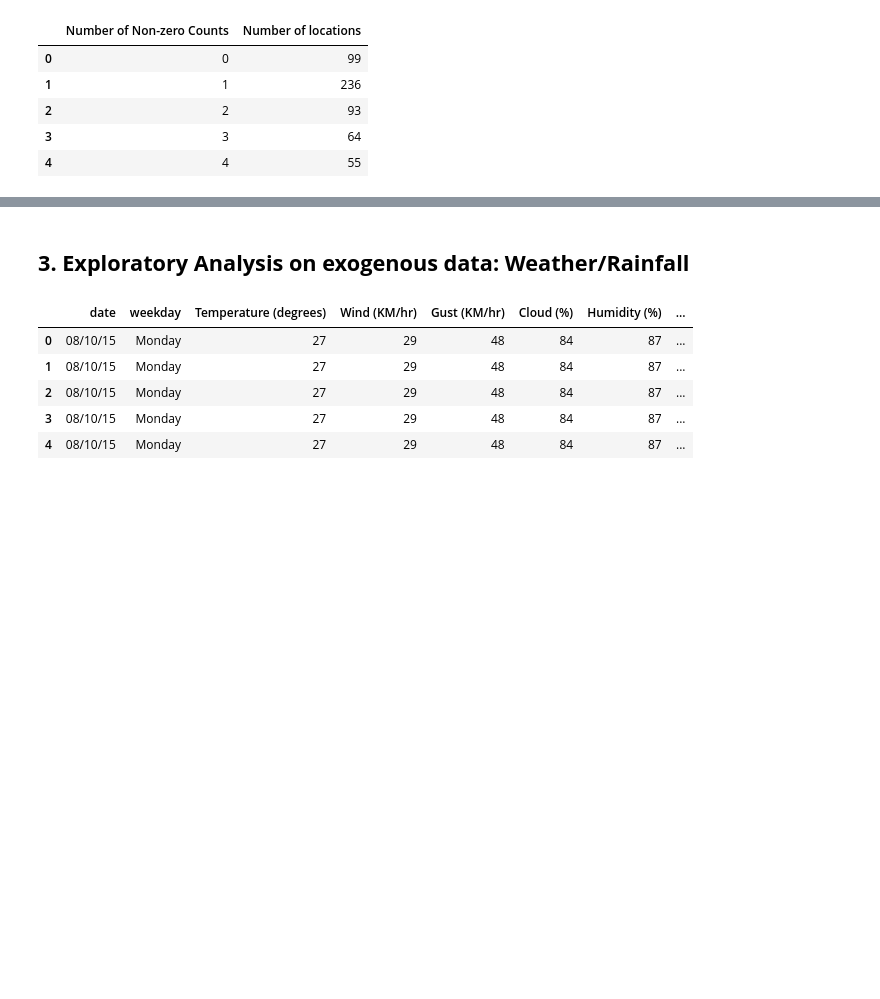
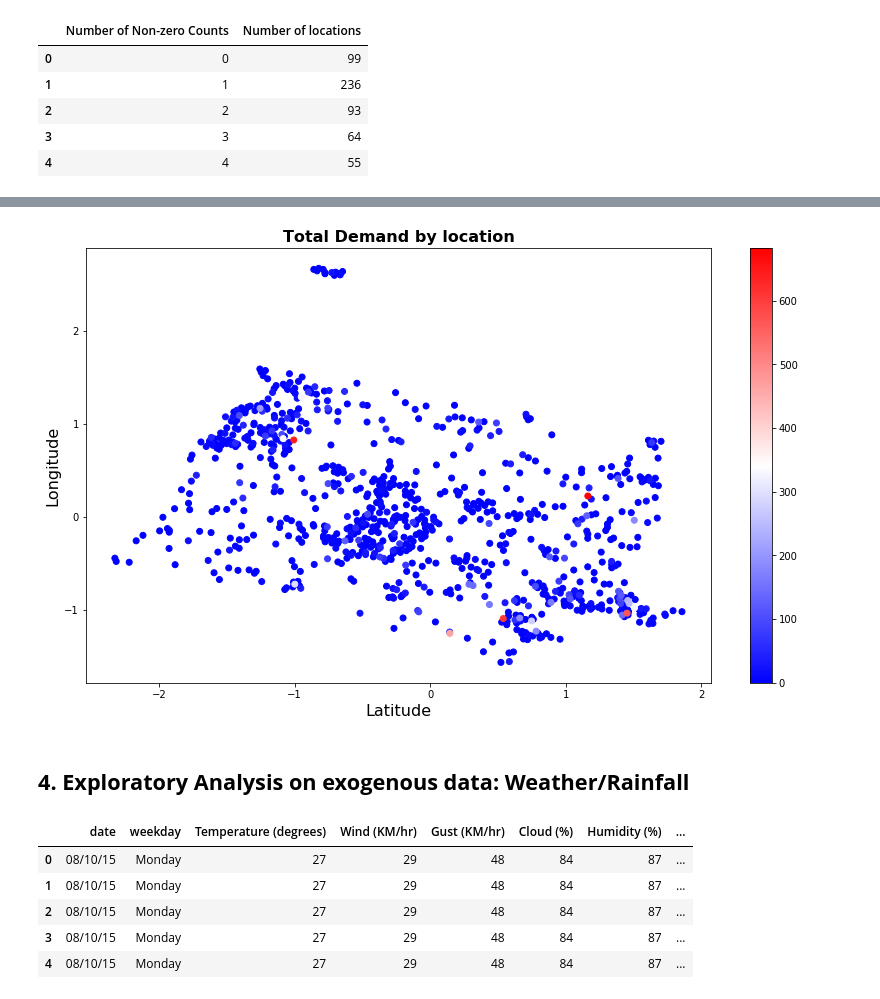
Before and after one commit to Angps1995/Spatial-Temporal-Models-for-delivery-demand-forecast, a Jupyter notebook: Models/ExploratoryAnalysis.ipynb, the cells around one changed output, grey strips where cells are left out. Cells and saved outputs as stored; diff of their text form; code cells hidden in the pictures; blank space fills up the shorter version.

```diff
--- a/Models/ExploratoryAnalysis.ipynb
+++ b/Models/ExploratoryAnalysis.ipynb
@@ -122,0 +125,3 @@ pd.DataFrame(num_of_non_zeros.value_counts(sort = False)).reset_index().rename(c
+# %%
+location_map = pd.read_csv(data_dir + 'location_map.csv')
+location_map.head()
@@ -122,0 +135,7 @@ pd.DataFrame(num_of_non_zeros.value_counts(sort = False)).reset_index().rename(c
+# %%
+loc_with_demand = location_map
+for i in range(location_map.shape[0]):
+    location_map.loc[i, "Total_Demand"] = df.iloc[location_map.loc[i, "location"],:].sum()
+# %%
+location_map = location_map.sort_values(by = 'Mean_Demand')
+location_map.tail()
@@ -123,2 +149,18 @@ pd.DataFrame(num_of_non_zeros.value_counts(sort = False)).reset_index().rename(c
+# %%
+def plt_heat_map(latitudes, longitudes, demand, title):
+    fig = plt.figure(figsize=(14,8))
+    plt.scatter(latitudes, longitudes, c=demand, cmap='bwr')
+    plt.colorbar()
+    plt.title(title,fontsize=16, fontweight='bold')
+    plt.xlabel('Latitude', fontsize=16)
+    plt.ylabel('Longitude', fontsize=16)
+    plt.show()
+# %%
+latitude = location_map['lat'][:-1]
+longitude = location_map['long'][:-1]
+demand = location_map['Total_Demand'][:-1]
+plt_heat_map(latitude, longitude, demand, 'Total Demand by location')
+# %% [output]
+[figure, added]
 # %% [markdown]
-## **3. Exploratory Analysis on exogenous data: Weather/Rainfall**
+## **4. Exploratory Analysis on exogenous data: Weather/Rainfall**
```
Also changed, not shown: parts of 4 cells of this notebook, 7 other files.
